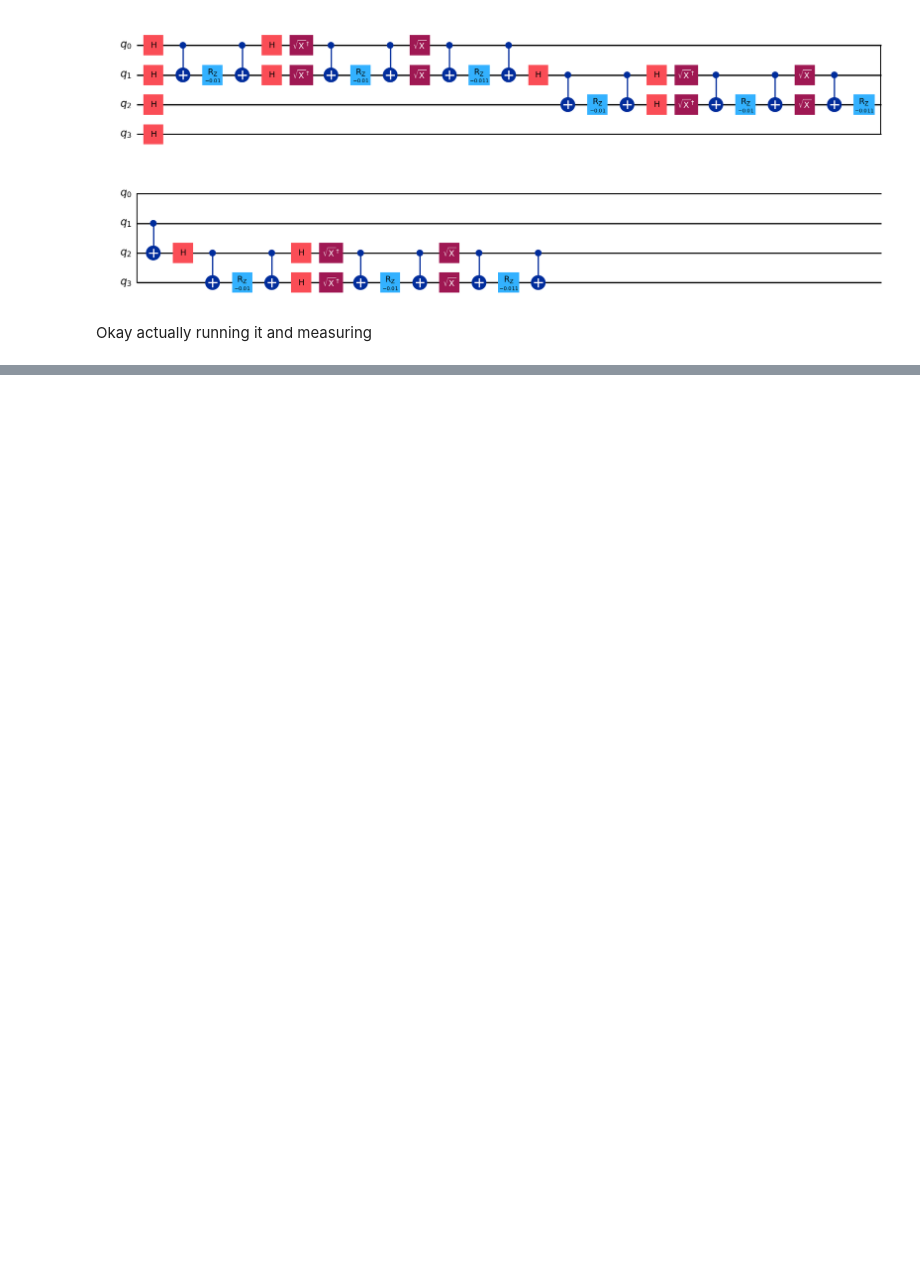
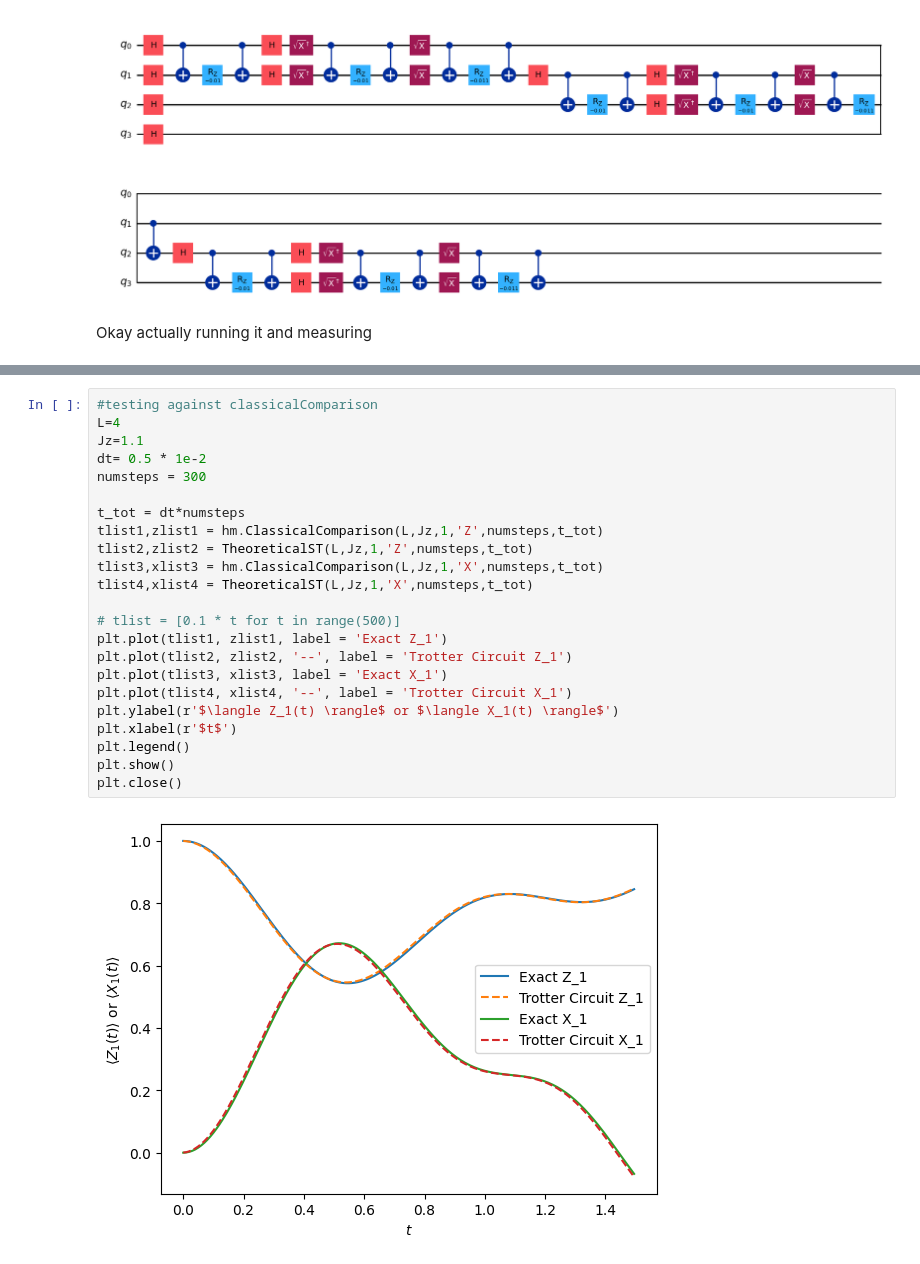
Before and after one commit to laramt04/Time-Evolution-QC-Project, a Jupyter notebook: KyranBuiltinSTM.ipynb, the cells around one changed output, grey strips where cells are left out. Saved outputs shown, nothing was run; the diff lists cells and outputs as text; blank space fills up the shorter version.

```diff
--- a/KyranBuiltinSTM.ipynb
+++ b/KyranBuiltinSTM.ipynb
@@ -89,0 +212,25 @@ Hmm this is not good $\uparrow$, why are the measuremtents so close to 1, not ev
+# %%
+#testing against classicalComparison
+L=4
+Jz=1.1
+dt= 0.5 * 1e-2
+numsteps = 300
+
+t_tot = dt*numsteps
+tlist1,zlist1 = hm.ClassicalComparison(L,Jz,1,'Z',numsteps,t_tot)
+tlist2,zlist2 = TheoreticalST(L,Jz,1,'Z',numsteps,t_tot)
+tlist3,xlist3 = hm.ClassicalComparison(L,Jz,1,'X',numsteps,t_tot)
+tlist4,xlist4 = TheoreticalST(L,Jz,1,'X',numsteps,t_tot)
+
+# tlist = [0.1 * t for t in range(500)]
+plt.plot(tlist1, zlist1, label = 'Exact Z_1')
+plt.plot(tlist2, zlist2, '--', label = 'Trotter Circuit Z_1')
+plt.plot(tlist3, xlist3, label = 'Exact X_1')
+plt.plot(tlist4, xlist4, '--', label = 'Trotter Circuit X_1')
+plt.ylabel(r'$\langle Z_1(t) \rangle$ or $\langle X_1(t) \rangle$')
+plt.xlabel(r'$t$')
+plt.legend()
+plt.show()
+plt.close()
+# %% [output]
+[figure, added]
```
Also changed, not shown: parts of 18 cells of this notebook, 1 other file.
